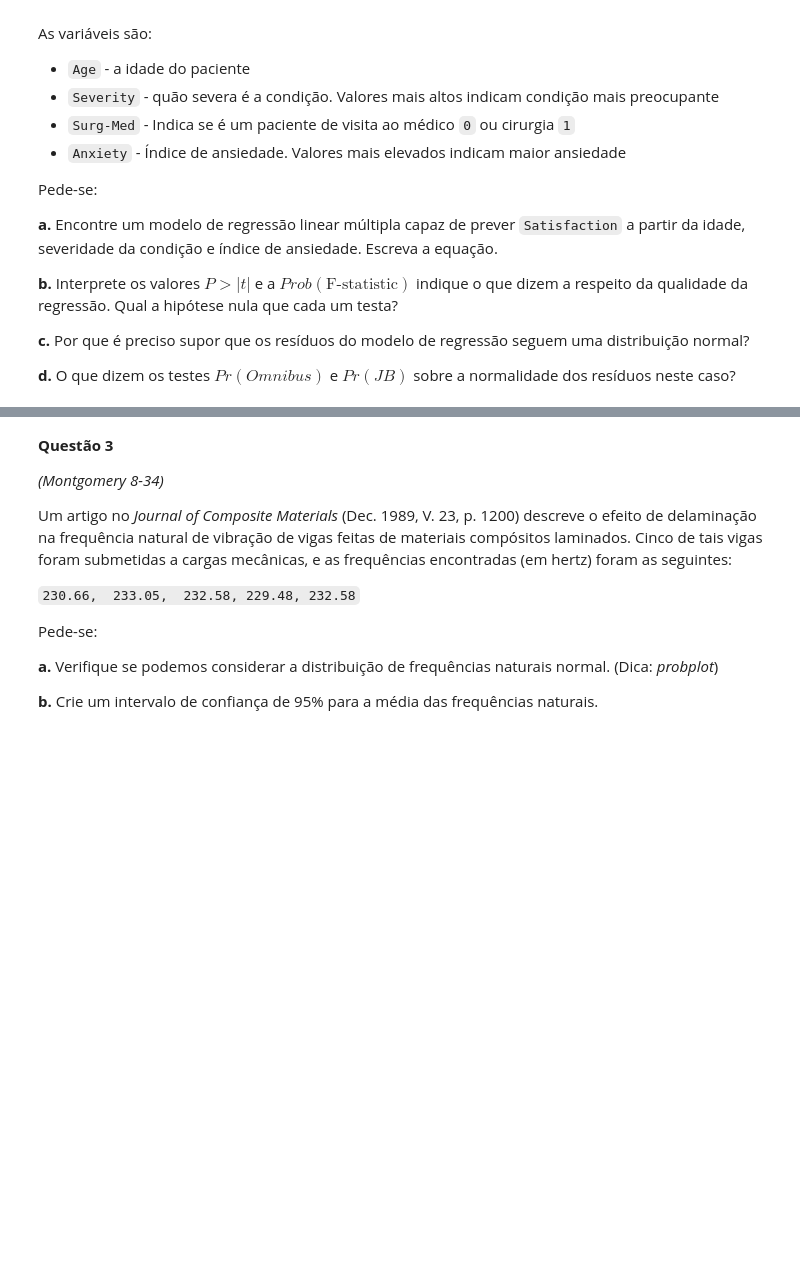
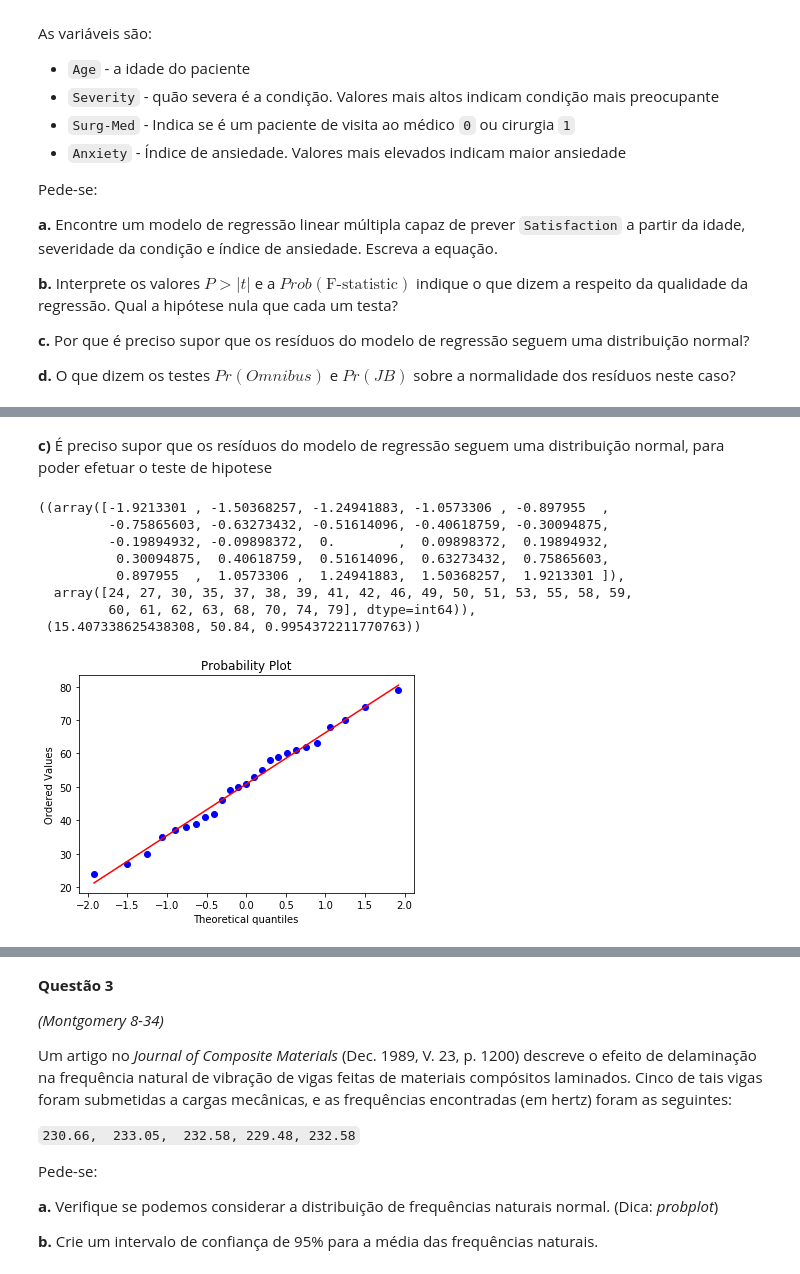
Before and after one commit to Vitoriaao/Vitoria-Bia---CDD, a Jupyter notebook: APS8/APS8.ipynb, the cells around one changed output, grey strips where cells are left out. Saved outputs shown, nothing was run; the diff lists cells and outputs as text; code cells hidden in the pictures; blank space fills up the shorter version.

```diff
--- a/APS8/APS8.ipynb
+++ b/APS8/APS8.ipynb
@@ -197,3 +224,6 @@ Pede-se:
 **c.** Por que é preciso supor que os resíduos do modelo de regressão seguem uma distribuição normal?
 
 **d.** O que dizem os testes $Pr(Omnibus)$ e $Pr(JB)$ sobre a normalidade dos resíduos neste caso?
+# %%
+#a
+dados = pd.read_csv('tabela_pacientes.csv')
@@ -199,0 +268,15 @@ Pede-se:
+# %% [markdown]
+**c)**
+É preciso supor que os resíduos do modelo de regressão seguem uma distribuição normal, para poder efetuar o teste de hipotese
+# %%
+probplot(dados.Age, dist="norm", plot=plt)
+# %% [output]
+((array([-1.9213301 , -1.50368257, -1.24941883, -1.0573306 , -0.897955  ,
+         -0.75865603, -0.63273432, -0.51614096, -0.40618759, -0.30094875,
+         -0.19894932, -0.09898372,  0.        ,  0.09898372,  0.19894932,
+          0.30094875,  0.40618759,  0.51614096,  0.63273432,  0.75865603,
+          0.897955  ,  1.0573306 ,  1.24941883,  1.50368257,  1.9213301 ]),
+  array([24, 27, 30, 35, 37, 38, 39, 41, 42, 46, 49, 50, 51, 53, 55, 58, 59,
+         60, 61, 62, 63, 68, 70, 74, 79], dtype=int64)),
+ (15.407338625438308, 50.84, 0.9954372211770763))
+[figure, added]
```
Also changed, not shown: parts of 22 cells of this notebook, 1 other file.
